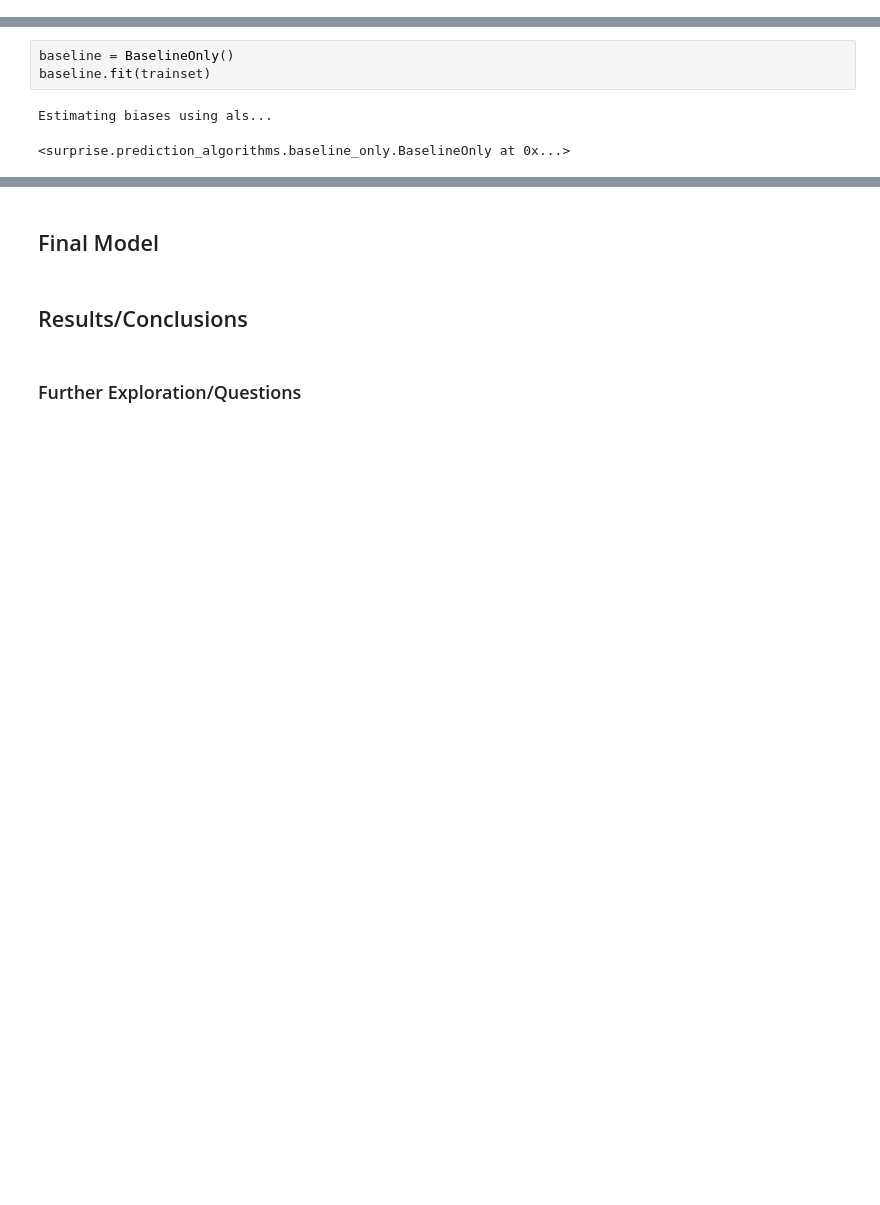
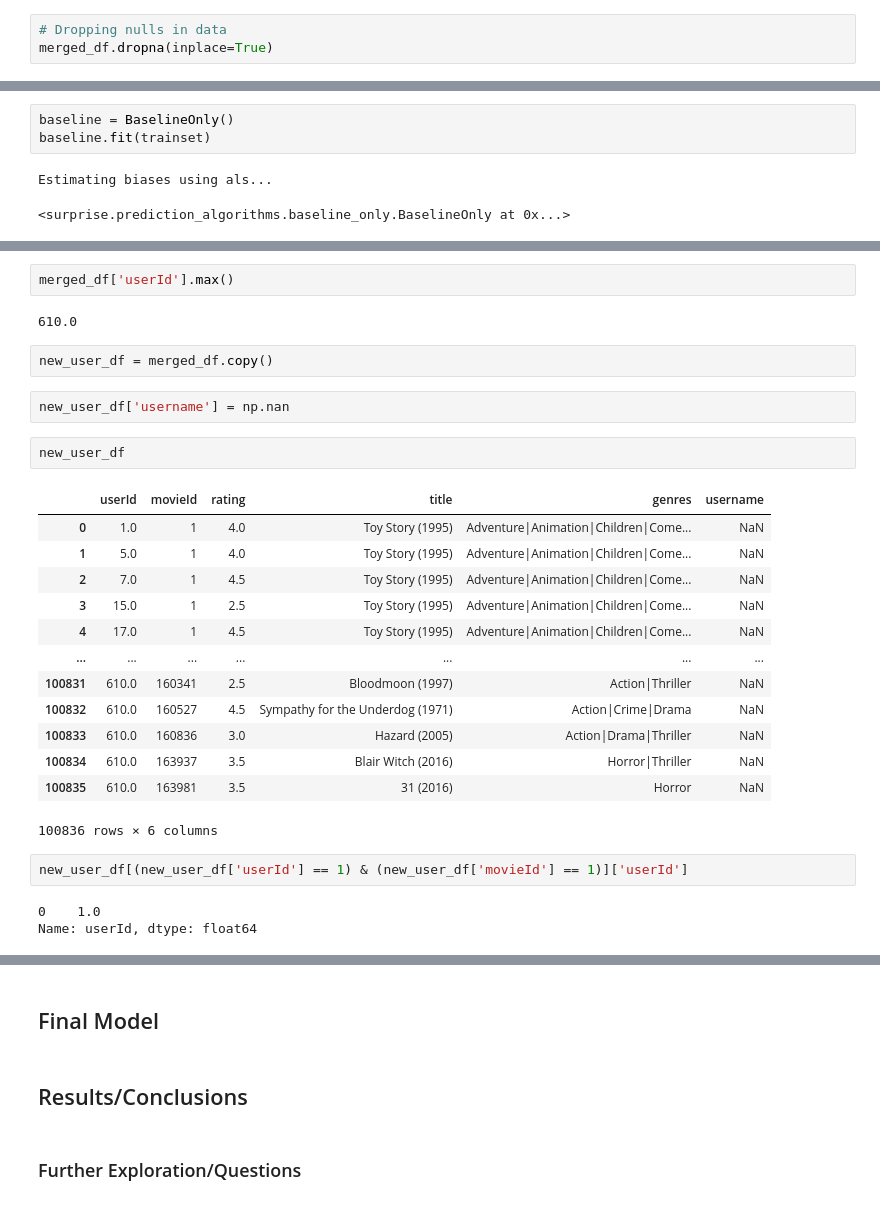
Before and after one commit to JasmineHuang25/rec-systems-project, a Jupyter notebook: Matt_notebook.ipynb, the cells around one changed output, grey strips where cells are left out. Saved outputs shown, nothing was run; the diff lists cells and outputs as text; blank space fills up the shorter version.

Commit message:
adding new user stuff, finished baseline models

```diff
--- a/Matt_notebook.ipynb
+++ b/Matt_notebook.ipynb
@@ -130,3 +275,6 @@ merged_df
+# %%
+# Dropping nulls in data
+merged_df.dropna(inplace=True)
 # %%
 merged_df.isna().sum()
 # %% [output]
@@ -361,0 +399,29 @@ NameError: name 'num_users' is not defined
+# %%
+merged_df['userId'].max()
+# %% [output]
+610.0
+# %%
+new_user_df = merged_df.copy()
+# %%
+new_user_df['username'] = np.nan
+# %%
+new_user_df
+# %% [output]
+|  | userId | movieId | rating | title | genres | username |
+| 0 | 1.0 | 1 | 4.0 | Toy Story (1995) | Adventure|Animation|Children|Come... | NaN |
+| 1 | 5.0 | 1 | 4.0 | Toy Story (1995) | Adventure|Animation|Children|Come... | NaN |
+| 2 | 7.0 | 1 | 4.5 | Toy Story (1995) | Adventure|Animation|Children|Come... | NaN |
+| 3 | 15.0 | 1 | 2.5 | Toy Story (1995) | Adventure|Animation|Children|Come... | NaN |
+| 4 | 17.0 | 1 | 4.5 | Toy Story (1995) | Adventure|Animation|Children|Come... | NaN |
+| ... | ... | ... | ... | ... | ... | ... |
+| 100831 | 610.0 | 160341 | 2.5 | Bloodmoon (1997) | Action|Thriller | NaN |
+| 100832 | 610.0 | 160527 | 4.5 | Sympathy for the Underdog (1971) | Action|Crime|Drama | NaN |
+| 100833 | 610.0 | 160836 | 3.0 | Hazard (2005) | Action|Drama|Thriller | NaN |
+| 100834 | 610.0 | 163937 | 3.5 | Blair Witch (2016) | Horror|Thriller | NaN |
+| 100835 | 610.0 | 163981 | 3.5 | 31 (2016) | Horror | NaN |
+100836 rows × 6 columns
+# %%
+new_user_df[(new_user_df['userId'] == 1) & (new_user_df['movieId'] == 1)]['userId']
+# %% [output]
+0    1.0
+Name: userId, dtype: float64
```
Also changed, not shown: parts of 95 cells of this notebook.
